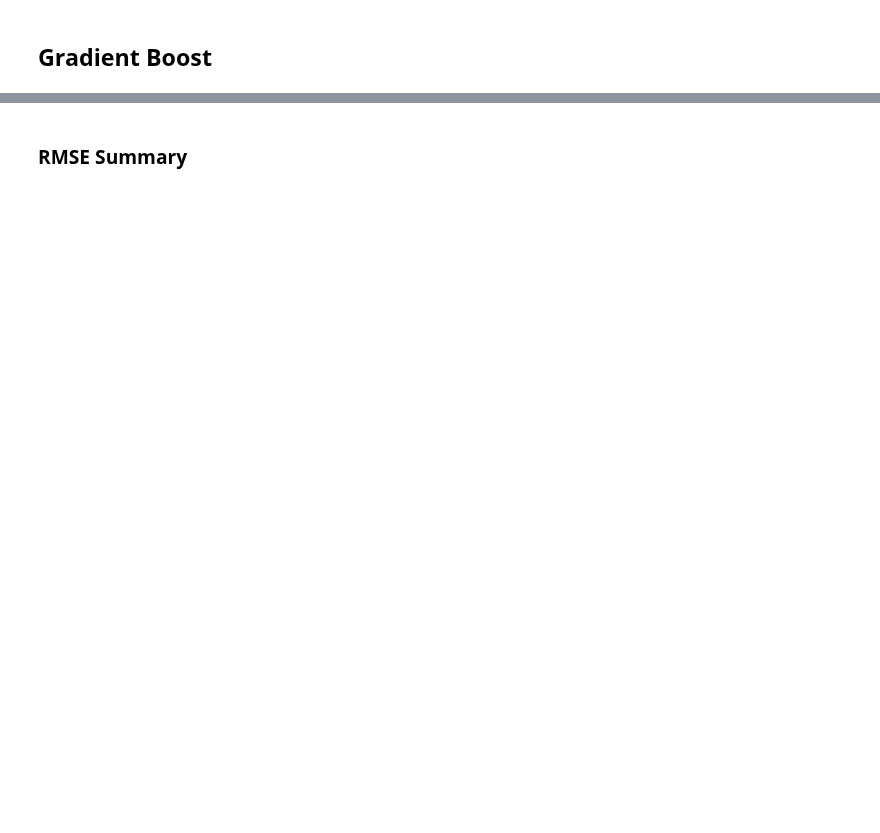
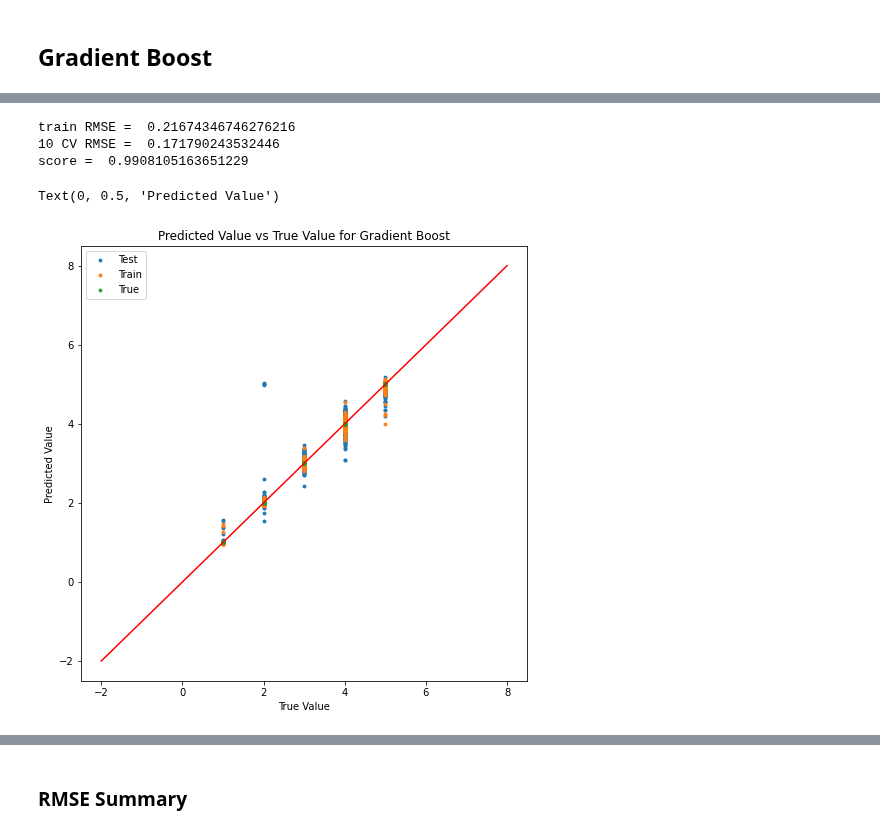
Before and after one commit to woonsupkim/BurdenofCare, a Jupyter notebook: burden.ipynb, the cells around one changed output, grey strips where cells are left out. Saved outputs shown, nothing was run; the diff lists cells and outputs as text; code cells hidden in the pictures; blank space fills up the shorter version.

```diff
--- a/burden.ipynb
+++ b/burden.ipynb
@@ -4,7 +4,7 @@ import numpy as np
 import matplotlib.pyplot as plt
 import seaborn as sns
 # %%
-data_burden = pd.read_csv('data_2020.csv')
+data_burden = pd.read_csv('data.csv')
 data_burden = data_burden[data_burden['burden'].notna()]
 data_burden = data_burden[data_burden.columns[data_burden.isnull().mean() < 0.2]]
 
@@ -369,21 +545,28 @@ yhat_3 = model3.predict(X_test2)
 # %%
 model3_train_rmse = mean_squared_error(y_test2, yhat_3, squared=False)
 model3_cv_rmse = cross_validation(df_reg2, model3)
-score3 = np.mean(cross_val_score(estimator = model1, X = X_train2, y = y_train2, cv = 10))
+score3 = np.mean(cross_val_score(estimator = model3, X = X_train2, y = y_train2, cv = 10))
 
 print('train RMSE = ', model3_train_rmse)
 print('10 CV RMSE = ', model3_cv_rmse)
 print('score = ', score3)
+# %% [output]
+train RMSE =  0.21674346746276216
+10 CV RMSE =  0.171790243532446
+score =  0.9908105163651229
 # %%
 plt.figure(figsize=(8,8))
 plt.scatter(x = y_test2, y = yhat_3, s = 8, label = "Test")
 plt.scatter(x = y_train2, y = model3.predict(X_train2), s = 8, label = "Train")
-plt.scatter(x = df_reg2['burden'], y = df_reg2, s = 8, label = "True")
+plt.scatter(x = df_reg2['burden'], y = df_reg2['burden'], s = 8, label = "True")
 plt.plot([-2,8],[-2,8], color = "r")
 plt.legend(loc = 0)
 plt.title("Predicted Value vs True Value for Gradient Boost")
 plt.xlabel("True Value")
 plt.ylabel("Predicted Value")
+# %% [output]
+Text(0, 0.5, 'Predicted Value')
+[figure, added]
 # %%
 sorted_importance = sorted(zip(df_reg2.columns, model3.feature_importances_), key=lambda t:t[1], reverse=True)
 a, b = zip(*sorted_importance)
```
Also changed, not shown: parts of 29 cells of this notebook.
